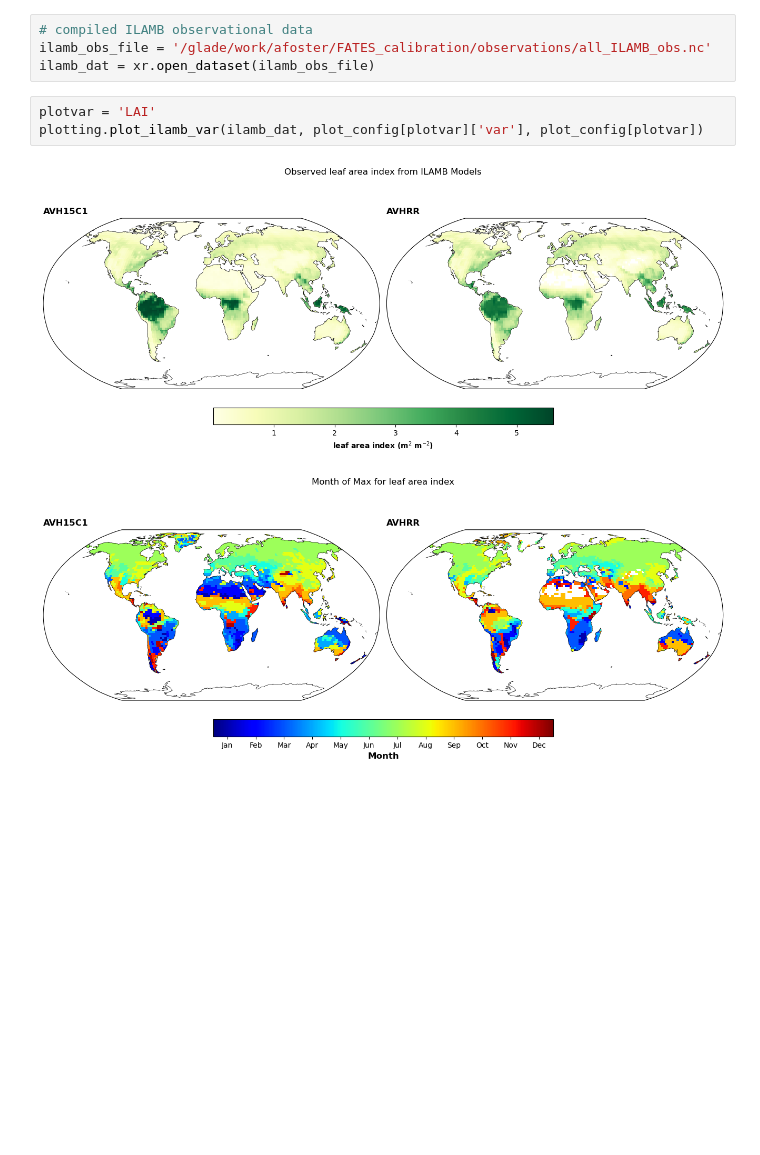
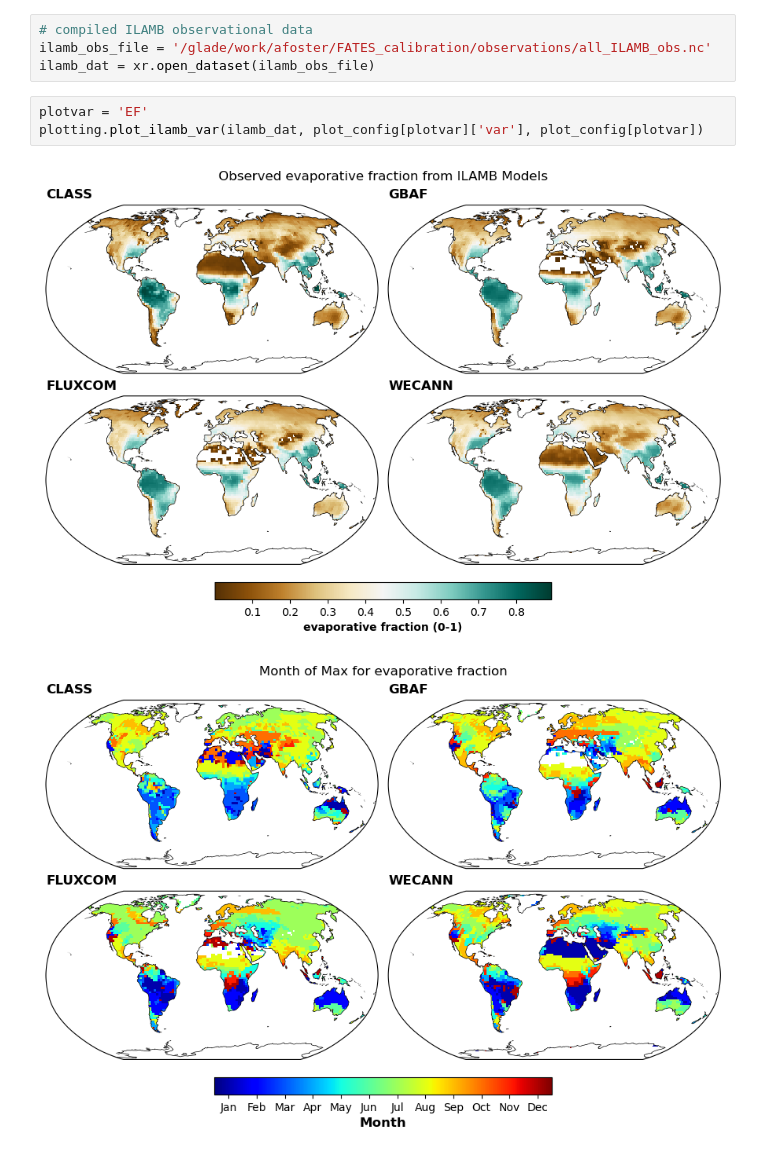
Before and after one commit to adrifoster/fates_calibration_library, a Jupyter notebook: notebooks/PlotILAMBObservations.ipynb, the cells around one changed output. Cells and saved outputs as stored; diff of their text form; blank space fills up the shorter version.

```diff
--- a/notebooks/PlotILAMBObservations.ipynb
+++ b/notebooks/PlotILAMBObservations.ipynb
@@ -13,8 +13,8 @@ plot_config = utils.get_config_file(plot_config_file)
 ilamb_obs_file = '/glade/work/afoster/FATES_calibration/observations/all_ILAMB_obs.nc'
 ilamb_dat = xr.open_dataset(ilamb_obs_file)
 # %%
-plotvar = 'LAI'
+plotvar = 'EF'
 plotting.plot_ilamb_var(ilamb_dat, plot_config[plotvar]['var'], plot_config[plotvar])
 # %% [output]
-[figure, old version]
+[figure, new version]
-[figure, old version]
+[figure, new version]
```
Also changed, not shown: parts of 1 cell of this notebook, 6 other files.
